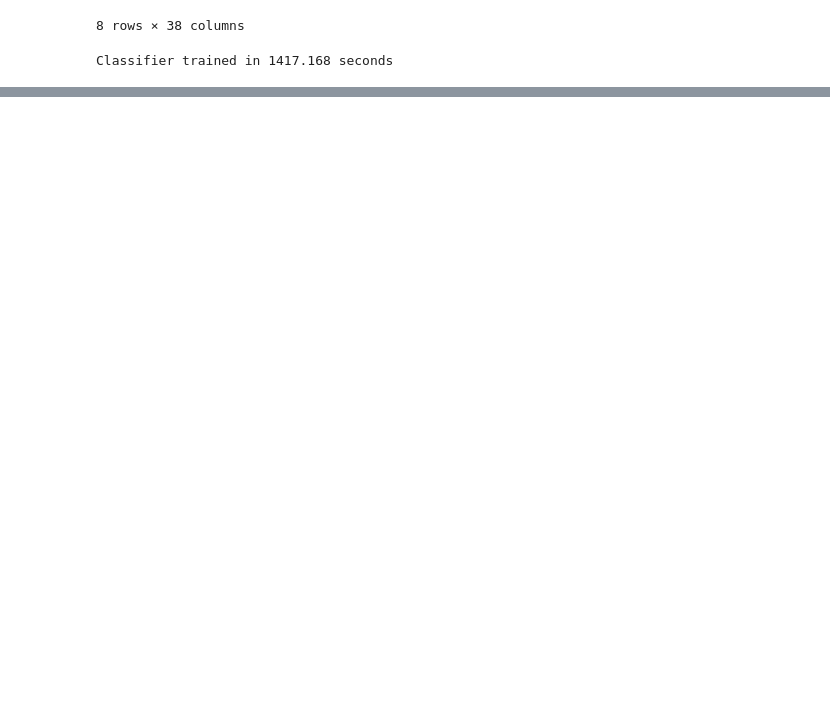
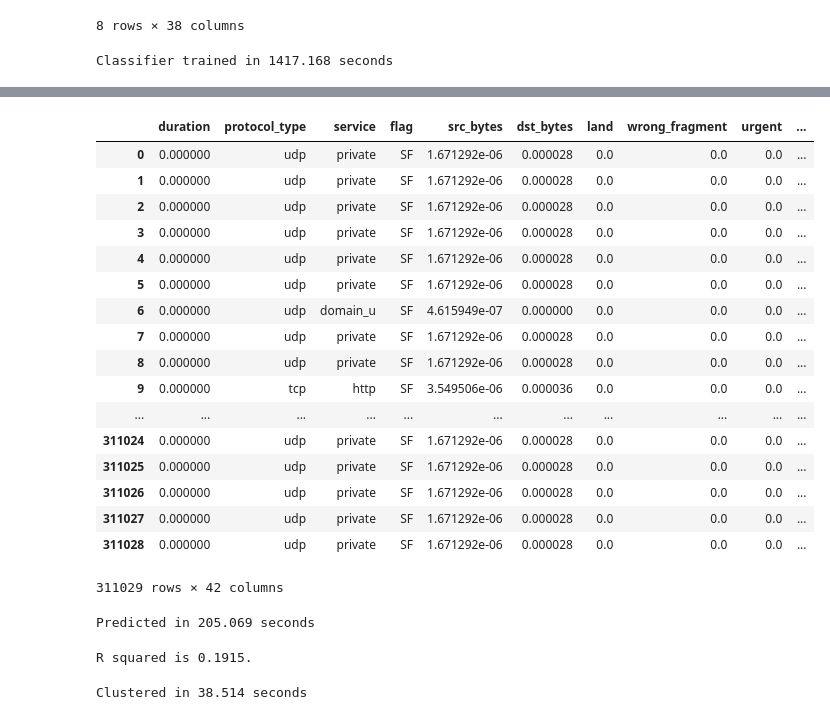
Before and after one commit to samanthawise/dtsassignment2, a Jupyter notebook: kddcup_kmeans.ipynb, the cells around one changed output, grey strips where cells are left out. Cells and saved outputs as stored; diff of their text form; code cells hidden in the pictures; blank space fills up the shorter version.

Commit message:
updated kmeans script

```diff
--- a/kddcup_kmeans.ipynb
+++ b/kddcup_kmeans.ipynb
@@ -108,8 +108,6 @@ print("Classifier trained in {} seconds".format(round(tt,3)))
 # %% [output]
 Classifier trained in 1417.168 seconds
 # %%
-### not sure what corrected pdf means
-
-kdd_data_corrected = pd.read_csv("/nfs/data/KDD99/corrected", header=None, names = col_names)
+kdd_data_corrected = pd.read_csv("/Users/samanthawise/Documents/Bristol/MASTERS/Data Science Toolbox/Workshops/data/corrected", header=None, names = col_names)
 kdd_data_corrected['label'].value_counts()
 # %% [output]
@@ -116,0 +131,3 @@ FileNotFoundError: File b'/nfs/data/KDD99/corrected' does not exist
+# %%
+kdd_data_corrected['label'][kdd_data_corrected['label']!='normal.'] = 'attack.'
+kdd_data_corrected['label'].value_counts()
@@ -117,10 +142,56 @@ FileNotFoundError: File b'/nfs/data/KDD99/corrected' does not exist
 # %%
-from sklearn.cross_validation import train_test_split
+from sklearn.model_selection import train_test_split
 kdd_data_corrected[num_features] = kdd_data_corrected[num_features].astype(float)
-kdd_data_corrected[num_features].apply(lambda x: MinMaxScaler().fit_transform(x))
+#kdd_data_corrected[num_features].apply(lambda x: MinMaxScaler().fit_transform(x))
+kdd_data_corrected[num_features] = scaler.fit_transform(kdd_data_corrected[num_features])
+kdd_data_corrected
+# %% [output]
+|  | duration | protocol_type | service | flag | src_bytes | dst_bytes | land | wrong_fragment | urgent | ... |
+| 0 | 0.000000 | udp | private | SF | 1.671292e-06 | 0.000028 | 0.0 | 0.0 | 0.0 | ... |
+| 1 | 0.000000 | udp | private | SF | 1.671292e-06 | 0.000028 | 0.0 | 0.0 | 0.0 | ... |
+| 2 | 0.000000 | udp | private | SF | 1.671292e-06 | 0.000028 | 0.0 | 0.0 | 0.0 | ... |
+| 3 | 0.000000 | udp | private | SF | 1.671292e-06 | 0.000028 | 0.0 | 0.0 | 0.0 | ... |
+| 4 | 0.000000 | udp | private | SF | 1.671292e-06 | 0.000028 | 0.0 | 0.0 | 0.0 | ... |
+| 5 | 0.000000 | udp | private | SF | 1.671292e-06 | 0.000028 | 0.0 | 0.0 | 0.0 | ... |
+| 6 | 0.000000 | udp | domain_u | SF | 4.615949e-07 | 0.000000 | 0.0 | 0.0 | 0.0 | ... |
+| 7 | 0.000000 | udp | private | SF | 1.671292e-06 | 0.000028 | 0.0 | 0.0 | 0.0 | ... |
+| 8 | 0.000000 | udp | private | SF | 1.671292e-06 | 0.000028 | 0.0 | 0.0 | 0.0 | ... |
+| 9 | 0.000000 | tcp | http | SF | 3.549506e-06 | 0.000036 | 0.0 | 0.0 | 0.0 | ... |
+| ... | ... | ... | ... | ... | ... | ... | ... | ... | ... | ... |
+| 311024 | 0.000000 | udp | private | SF | 1.671292e-06 | 0.000028 | 0.0 | 0.0 | 0.0 | ... |
+| 311025 | 0.000000 | udp | private | SF | 1.671292e-06 | 0.000028 | 0.0 | 0.0 | 0.0 | ... |
+| 311026 | 0.000000 | udp | private | SF | 1.671292e-06 | 0.000028 | 0.0 | 0.0 | 0.0 | ... |
+| 311027 | 0.000000 | udp | private | SF | 1.671292e-06 | 0.000028 | 0.0 | 0.0 | 0.0 | ... |
+| 311028 | 0.000000 | udp | private | SF | 1.671292e-06 | 0.000028 | 0.0 | 0.0 | 0.0 | ... |
+311029 rows × 42 columns
 # %%
 features_train, features_test, labels_train, labels_test = train_test_split(
     kdd_data_corrected[num_features],
     kdd_data_corrected['label'],
     test_size=0.1,
     random_state=42)
+# %%
+t0 = time()
+pred = clf.predict(features_test)
+tt = time() - t0
+print("Predicted in {} seconds".format(round(tt,3)))
+# %% [output]
+Predicted in 205.069 seconds
+# %%
+from sklearn.metrics import accuracy_score
+acc = accuracy_score(pred, labels_test)
+print("R squared is {}.".format(round(acc,4)))
+# %% [output]
+R squared is 0.1915.
+# %%
+from sklearn.cluster import KMeans
+k = 30
+km = KMeans(n_clusters = k)
+
+
+t0 = time()
+km.fit(features)
+tt = time()-t0
+print("Clustered in {} seconds".format(round(tt,3)))
+# %% [output]
+Clustered in 38.514 seconds
```
Also changed, not shown: parts of 6 cells of this notebook.
